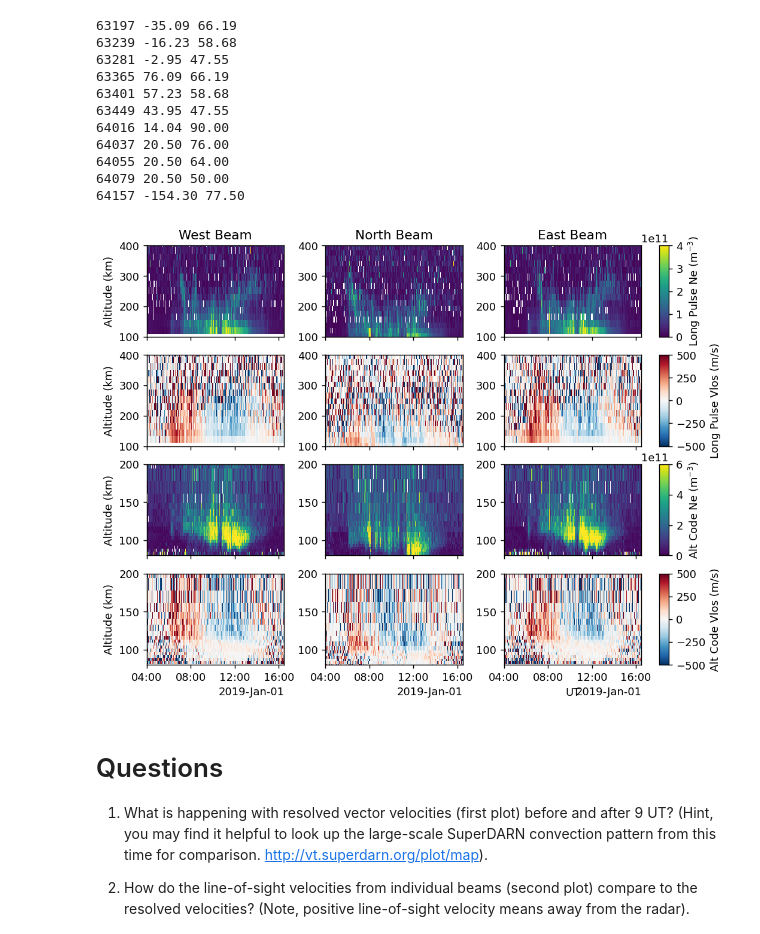
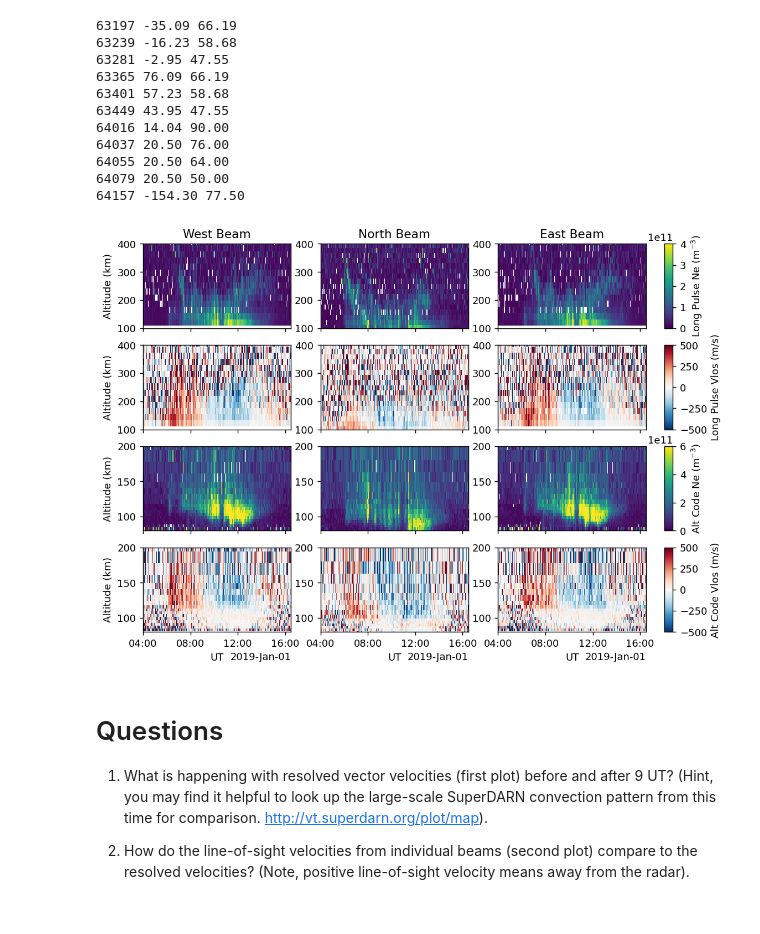
Before and after one commit to isrsummerschool/lecture_supplements_2024, a Jupyter notebook: data_use_examples/DataExample3.ipynb, the cells around one changed output. Drawn from its saved outputs; the diff is of its cells as text; code cells hidden in the pictures; blank space fills up the shorter version.

```diff
--- a/data_use_examples/DataExample3.ipynb
+++ b/data_use_examples/DataExample3.ipynb
@@ -163,6 +163,7 @@ formatter = mdates.ConciseDateFormatter(locator)
 axarr[1,1].xaxis.set_major_locator(locator)
 axarr[1,1].xaxis.set_major_formatter(formatter)
 axarr[1,1].set_xlabel('UT')
+axarr[1,0].set_xlabel('UT')
 axarr[1,1].set_xlim([mdates.date2num(datetime.datetime(2019,1,1,4,0,0)),
                      mdates.date2num(datetime.datetime(2019,1,1,16,30,0))])
 
@@ -234,40 +235,41 @@ for i,d in enumerate(LP_data):
         west=i
 wlpdat=LP_data[west]
 # %%
-fig,axarr=plt.subplots(4,3,dpi=130,figsize=(10,7),sharex=True, gridspec_kw=dict(wspace=0.3, hspace=0.2))
+rows = 4
+fig,axarr=plt.subplots(rows,3,dpi=130,figsize=(11,7),sharex=True, gridspec_kw=dict(wspace=0.2, hspace=0.2))
 
-for row,(datatype,radarmode,beamrmodes,cbtxt,datalims,ylims,cmap) in enumerate(zip(
+for row,(datatype,beamrmodes,cbtxt,datalims,ylims,cmap) in enumerate(zip(
                  ['ne','vo','ne','vo'],
-                 ['lp','lp','ac','ac'],
                  [[wlpdat,nlpdat,elpdat],[wlpdat,nlpdat,elpdat],[wacdat,nacdat,eacdat],[wacdat,nacdat,eacdat]],
                  [r"Long Pulse Ne (m$^{-3}$)", "Long Pulse Vlos (m/s)",
                    r"Alt Code Ne (m$^{-3}$)", "Alt Code Vlos (m/s)"],
                  [[0,4e11],[-500,500],[0,6e11],[-500,500]],
                  [[100,400],[100,400],[80,200],[80,200]],
                  ['viridis','RdBu_r','viridis','RdBu_r'])):
     for col,beamrmode in enumerate(beamrmodes):
         ax = axarr[row][col]
         pcm = ax.pcolormesh(mdates.date2num(beamrmode['time']),beamrmode['altitude']/1e3,beamrmode[datatype],
                       vmin=datalims[0],vmax=datalims[1],cmap=cmap,shading='nearest')
         ax.set_ylim(ylims)
         if col==0:
             ax.set_ylabel('Altitude (km)')
             vcb=fig.colorbar(pcm,ax=list(axarr[row][:].ravel()), pad=0.03, aspect=10)
             vcb.set_label(cbtxt)
+        if row == rows-1:
+            ax.set_xlabel('UT')
 
 axarr[0,0].set_title('West Beam')
 axarr[0,1].set_title('North Beam')
 axarr[0,2].set_title('East Beam')
 
 locator = mdates.AutoDateLocator(minticks=3, maxticks=4)
 formatter = mdates.ConciseDateFormatter(locator)
 axarr[-1,-1].xaxis.set_major_locator(locator)
 axarr[-1,-1].xaxis.set_major_formatter(formatter)
-axarr[-1,-1].set_xlabel('UT')
 axarr[-1,-1].set_xlim([mdates.date2num(datetime.datetime(2019,1,1,4,0,0)),
                       mdates.date2num(datetime.datetime(2019,1,1,16,30,0))]);
 # %% [output]
-[figure, old version]
+[figure, new version]
 # %% [markdown]
 # Questions
 
```
Also changed, not shown: parts of 1 cell of this notebook, 1 other file.
